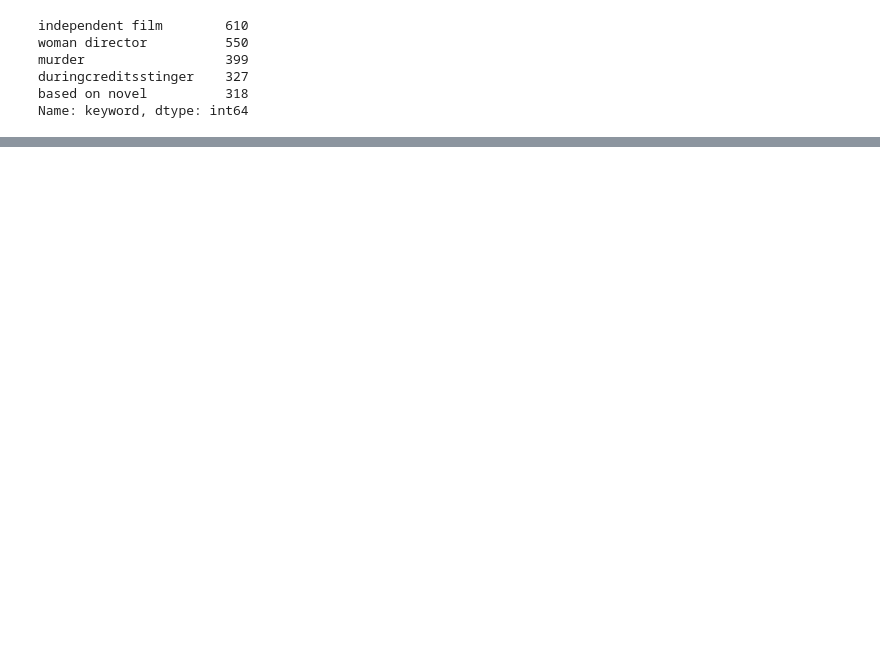
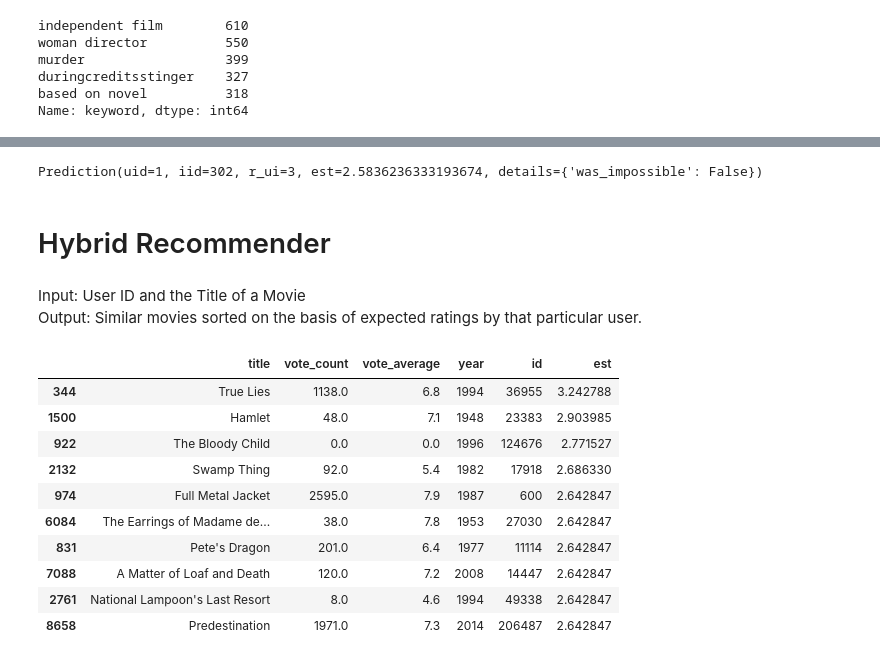
Before and after one commit to z22741/RecommenderSys, a Jupyter notebook: Content-based.ipynb, the cells around one changed output, grey strips where cells are left out. Saved outputs shown, nothing was run; the diff lists cells and outputs as text; code cells hidden in the pictures; blank space fills up the shorter version.

```diff
--- a/Content-based.ipynb
+++ b/Content-based.ipynb
@@ -307,0 +622,53 @@ improved_recommendations('Mean Girls')
+# %%
+svd.predict(1, 302, 3)
+# %% [output]
+Prediction(uid=1, iid=302, r_ui=3, est=2.5836236333193674, details={'was_impossible': False})
+# %% [markdown]
+# Hybrid Recommender
+# %%
+def convert_int(x):
+    try:
+        return int(x)
+    except:
+        return np.nan
+# %%
+id_map = pd.read_csv('Dataset/links_small.csv')[['movieId', 'tmdbId']]
+id_map['tmdbId'] = id_map['tmdbId'].apply(convert_int)
+id_map.columns = ['movieId', 'id']
+id_map = id_map.merge(smd[['title', 'id']], on='id').set_index('title')
+#id_map = id_map.set_index('tmdbId')
+# %%
+indices_map = id_map.set_index('id')
+# %% [markdown]
+Input: User ID and the Title of a Movie<br />
+Output: Similar movies sorted on the basis of expected ratings by that particular user.
+# %%
+def hybrid(userId, title):
+    idx = indices[title]
+    tmdbId = id_map.loc[title]['id']
+    #print(idx)
+    movie_id = id_map.loc[title]['movieId']
+
+    sim_scores = list(enumerate(cosine_sim[int(idx)]))
+    sim_scores = sorted(sim_scores, key=lambda x: x[1], reverse=True)
+    sim_scores = sim_scores[1:26]
+    movie_indices = [i[0] for i in sim_scores]
+
+    movies = smd.iloc[movie_indices][['title', 'vote_count', 'vote_average', 'year', 'id']]
+    movies['est'] = movies['id'].apply(lambda x: svd.predict(userId, indices_map.loc[x]['movieId']).est)
+    movies = movies.sort_values('est', ascending=False)
+    return movies.head(10)
+# %%
+hybrid(1, 'Avatar')
+# %% [output]
+|  | title | vote_count | vote_average | year | id | est |
+| 344 | True Lies | 1138.0 | 6.8 | 1994 | 36955 | 3.242788 |
+| 1500 | Hamlet | 48.0 | 7.1 | 1948 | 23383 | 2.903985 |
+| 922 | The Bloody Child | 0.0 | 0.0 | 1996 | 124676 | 2.771527 |
+| 2132 | Swamp Thing | 92.0 | 5.4 | 1982 | 17918 | 2.686330 |
+| 974 | Full Metal Jacket | 2595.0 | 7.9 | 1987 | 600 | 2.642847 |
+| 6084 | The Earrings of Madame de... | 38.0 | 7.8 | 1953 | 27030 | 2.642847 |
+| 831 | Pete's Dragon | 201.0 | 6.4 | 1977 | 11114 | 2.642847 |
+| 7088 | A Matter of Loaf and Death | 120.0 | 7.2 | 2008 | 14447 | 2.642847 |
+| 2761 | National Lampoon's Last Resort | 8.0 | 4.6 | 1994 | 49338 | 2.642847 |
+| 8658 | Predestination | 1971.0 | 7.3 | 2014 | 206487 | 2.642847 |
```
Also changed, not shown: parts of 74 cells of this notebook.
